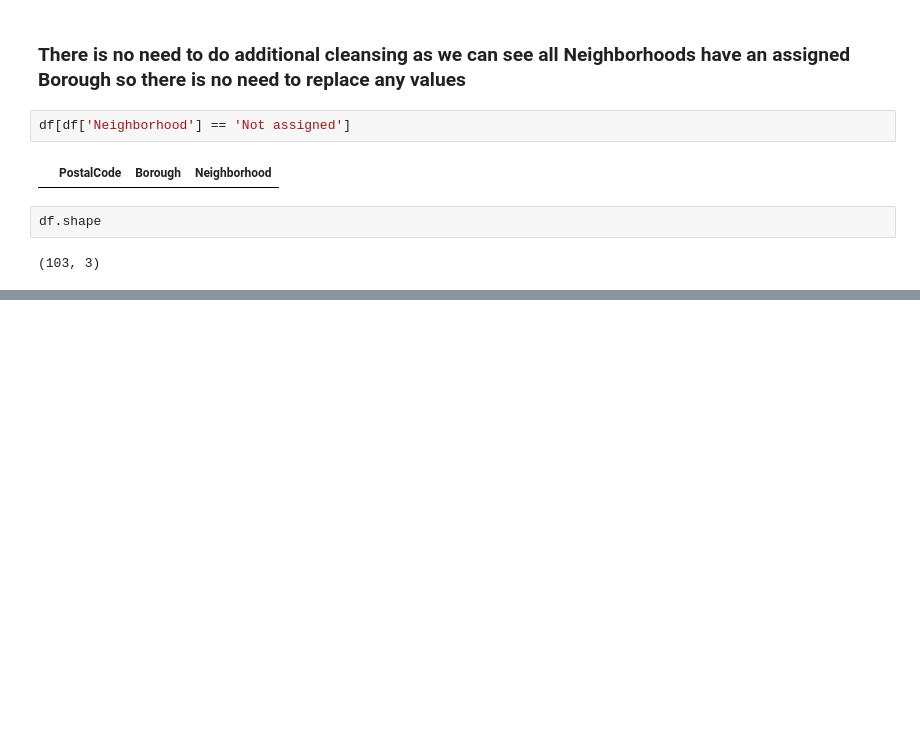
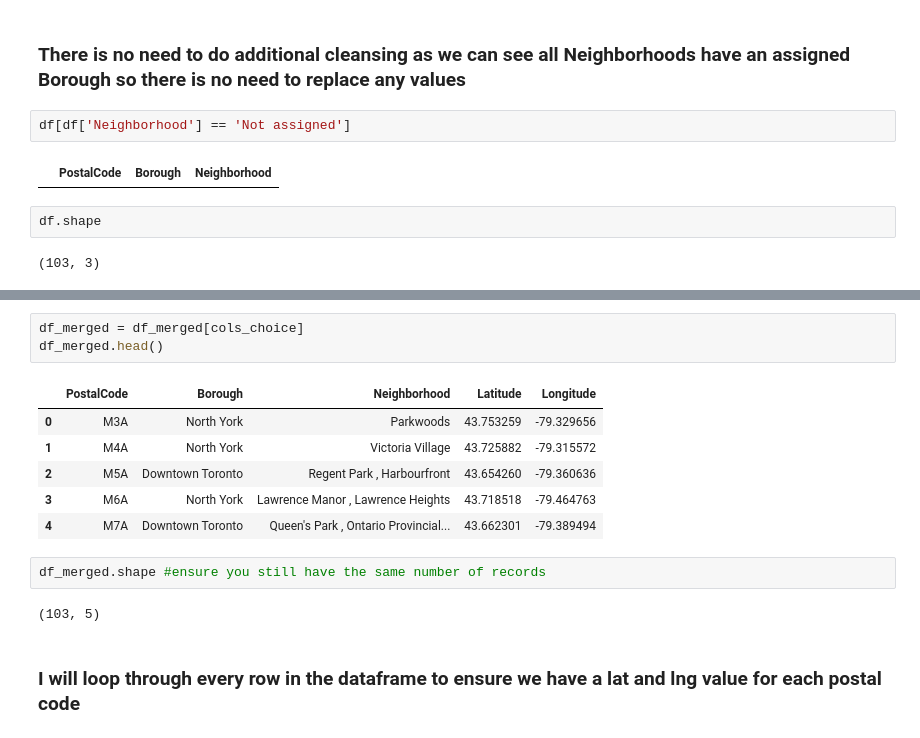
Before and after one commit to eusebiocastaneda/Coursera_Capstone, a Jupyter notebook: Toronto-Neighborhood-Clustering.ipynb, the cells around one changed output, grey strips where cells are left out. Cells and saved outputs as stored; diff of their text form; blank space fills up the shorter version.

```diff
--- a/Toronto-Neighborhood-Clustering.ipynb
+++ b/Toronto-Neighborhood-Clustering.ipynb
@@ -80,0 +198,16 @@ df.shape
+# %%
+df_merged = df_merged[cols_choice]
+df_merged.head()
+# %% [output]
+|  | PostalCode | Borough | Neighborhood | Latitude | Longitude |
+| 0 | M3A | North York | Parkwoods | 43.753259 | -79.329656 |
+| 1 | M4A | North York | Victoria Village | 43.725882 | -79.315572 |
+| 2 | M5A | Downtown Toronto | Regent Park , Harbourfront | 43.654260 | -79.360636 |
+| 3 | M6A | North York | Lawrence Manor , Lawrence Heights | 43.718518 | -79.464763 |
+| 4 | M7A | Downtown Toronto | Queen's Park , Ontario Provincial... | 43.662301 | -79.389494 |
+# %%
+df_merged.shape #ensure you still have the same number of records
+# %% [output]
+(103, 5)
+# %% [markdown]
+### I will loop through every row in the dataframe to ensure we have a lat and lng value for each postal code
```
Also changed, not shown: parts of 27 cells of this notebook.
